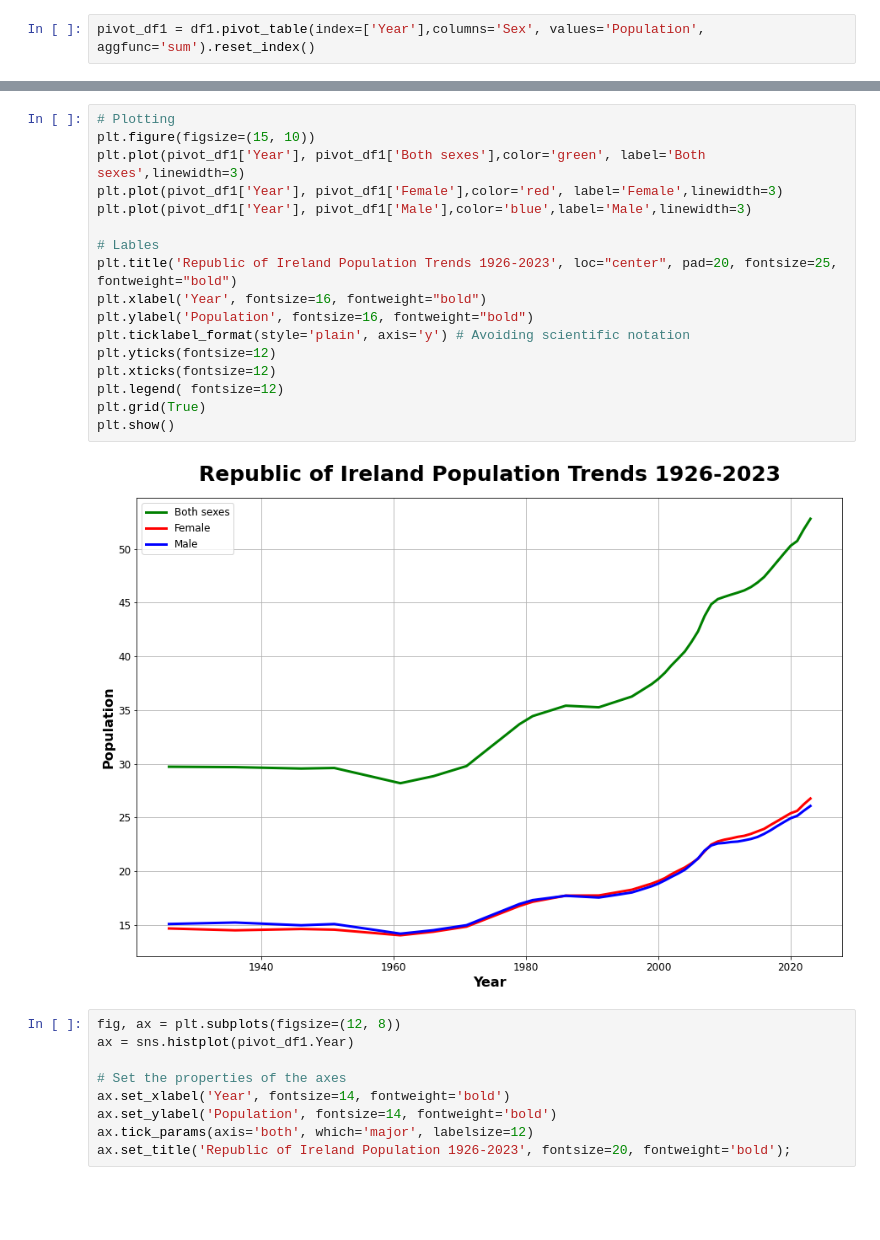
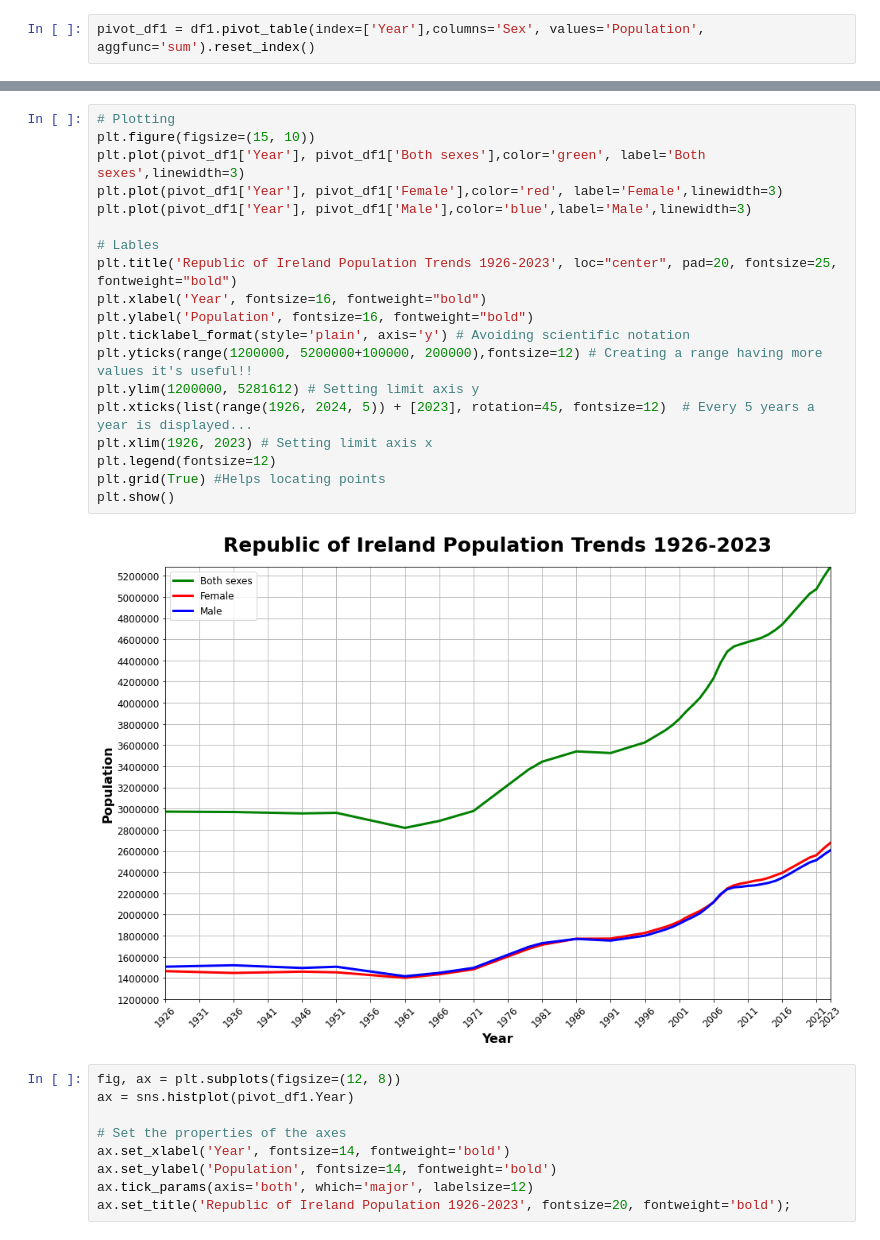
Before and after one commit to JoseRicoCct/CA1_Integrated_Assesment_MSc_Data_Analytics_CCT_Semester_1, a Jupyter notebook: Jupyter_Notebooks/1_CA1_Data_Visualisation_Part.ipynb, the cells around one changed output, grey strips where cells are left out. Saved outputs shown, nothing was run; the diff lists cells and outputs as text; blank space fills up the shorter version.

```diff
--- a/Jupyter_Notebooks/1_CA1_Data_Visualisation_Part.ipynb
+++ b/Jupyter_Notebooks/1_CA1_Data_Visualisation_Part.ipynb
@@ -164,22 +175,24 @@ pivot_df1.head()
 # %%
 # Plotting
 plt.figure(figsize=(15, 10))
 plt.plot(pivot_df1['Year'], pivot_df1['Both sexes'],color='green', label='Both sexes',linewidth=3)
 plt.plot(pivot_df1['Year'], pivot_df1['Female'],color='red', label='Female',linewidth=3)
 plt.plot(pivot_df1['Year'], pivot_df1['Male'],color='blue',label='Male',linewidth=3)
 
 # Lables
 plt.title('Republic of Ireland Population Trends 1926-2023', loc="center", pad=20, fontsize=25, fontweight="bold")
 plt.xlabel('Year', fontsize=16, fontweight="bold")
 plt.ylabel('Population', fontsize=16, fontweight="bold")
 plt.ticklabel_format(style='plain', axis='y') # Avoiding scientific notation
-plt.yticks(fontsize=12)
-plt.xticks(fontsize=12)
-plt.legend( fontsize=12)
-plt.grid(True)
+plt.yticks(range(1200000, 5200000+100000, 200000),fontsize=12) # Creating a range having more values it's useful!!
+plt.ylim(1200000, 5281612) # Setting limit axis y
+plt.xticks(list(range(1926, 2024, 5)) + [2023], rotation=45, fontsize=12)  # Every 5 years a year is displayed...
+plt.xlim(1926, 2023) # Setting limit axis x
+plt.legend(fontsize=12)
+plt.grid(True) #Helps locating points
 plt.show()
 # %% [output]
-[figure, old version]
+[figure, new version]
 # %%
 fig, ax = plt.subplots(figsize=(12, 8))
 ax = sns.histplot(pivot_df1.Year)
```
Also changed, not shown: parts of 42 cells of this notebook, 3 other files.
